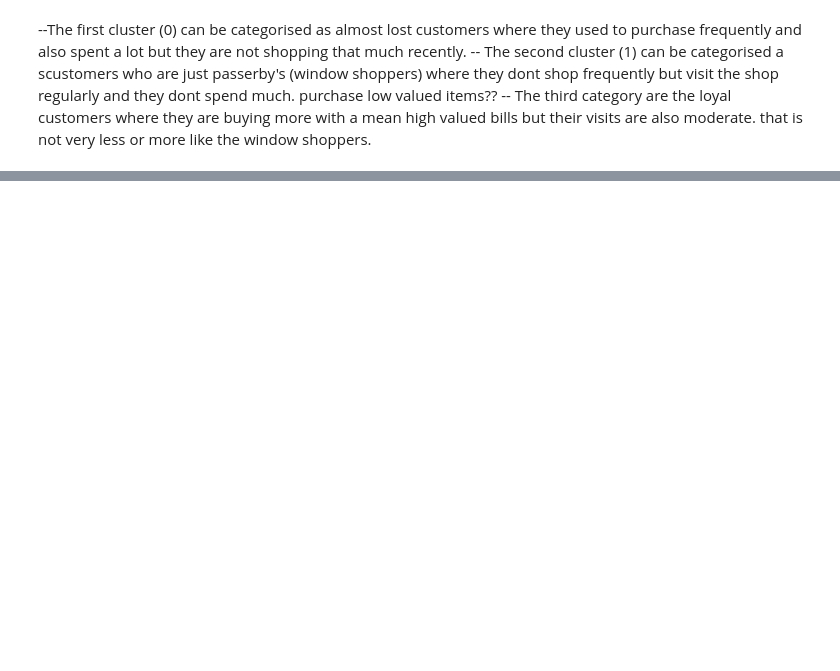
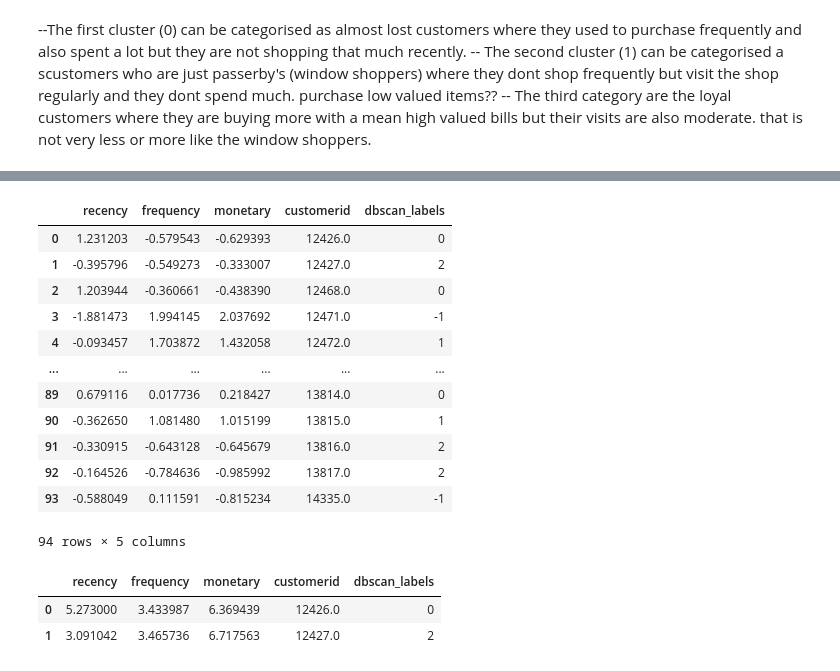
Before and after one commit to hemsun/RFM-Customer-Segmentation-Analysis, a Jupyter notebook: rfm.ipynb, the cells around one changed output, grey strips where cells are left out. Saved outputs shown, nothing was run; the diff lists cells and outputs as text; code cells hidden in the pictures; blank space fills up the shorter version.

```diff
--- a/rfm.ipynb
+++ b/rfm.ipynb
@@ -728,0 +764,13 @@ purchase low valued items??
+# %%
+import pandas as pd
+from sklearn.cluster import DBSCAN
+from sklearn.preprocessing import StandardScaler
+
+# Assuming RFM_Table_scaled_df1 is your DataFrame
+# Assuming columns_to_cluster is a list of columns for clustering
+
+# Initialize DBSCAN
+dbscan = DBSCAN(eps=0.5, min_samples=5)  # Adjust parameters as needed
+
+# Fit and predict clusters
+clusters = dbscan.fit_predict(df_scaled_data[['recency','frequency','monetary']])
@@ -728,0 +792,26 @@ purchase low valued items??
+# %%
+df_with_cluster_labels
+# %% [output]
+|  | recency | frequency | monetary | customerid | dbscan_labels |
+| 0 | 1.231203 | -0.579543 | -0.629393 | 12426.0 | 0 |
+| 1 | -0.395796 | -0.549273 | -0.333007 | 12427.0 | 2 |
+| 2 | 1.203944 | -0.360661 | -0.438390 | 12468.0 | 0 |
+| 3 | -1.881473 | 1.994145 | 2.037692 | 12471.0 | -1 |
+| 4 | -0.093457 | 1.703872 | 1.432058 | 12472.0 | 1 |
+| ... | ... | ... | ... | ... | ... |
+| 89 | 0.679116 | 0.017736 | 0.218427 | 13814.0 | 0 |
+| 90 | -0.362650 | 1.081480 | 1.015199 | 13815.0 | 1 |
+| 91 | -0.330915 | -0.643128 | -0.645679 | 13816.0 | 2 |
+| 92 | -0.164526 | -0.784636 | -0.985992 | 13817.0 | 2 |
+| 93 | -0.588049 | 0.111591 | -0.815234 | 14335.0 | -1 |
+94 rows × 5 columns
+# %%
+# inverse scaling
+
+df_with_cluster_labels[columns_to_scale] = scaler.inverse_transform(df_with_cluster_labels[columns_to_scale])
+
+df_with_cluster_labels.head(2)
+# %% [output]
+|  | recency | frequency | monetary | customerid | dbscan_labels |
+| 0 | 5.273000 | 3.433987 | 6.369439 | 12426.0 | 0 |
+| 1 | 3.091042 | 3.465736 | 6.717563 | 12427.0 | 2 |
```
Also changed, not shown: parts of 16 cells of this notebook.
